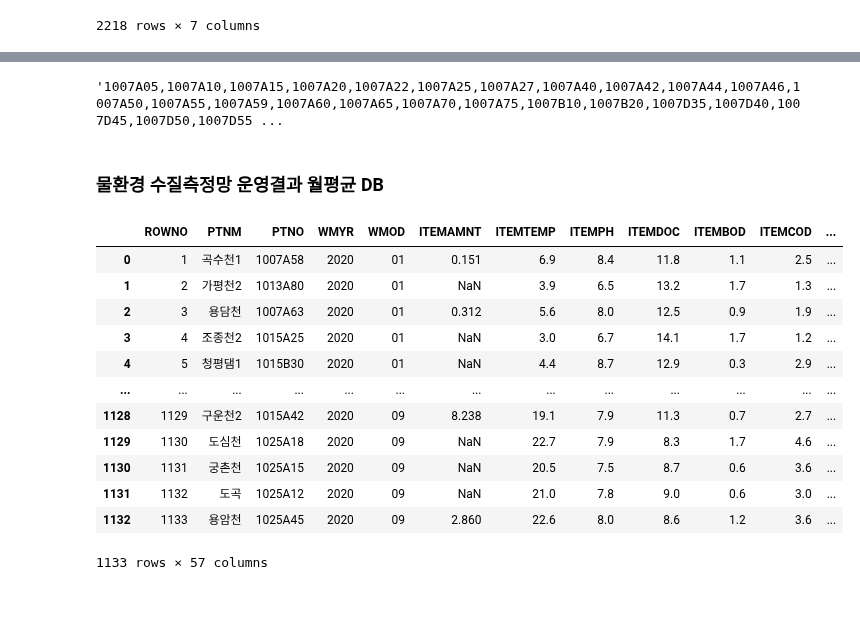
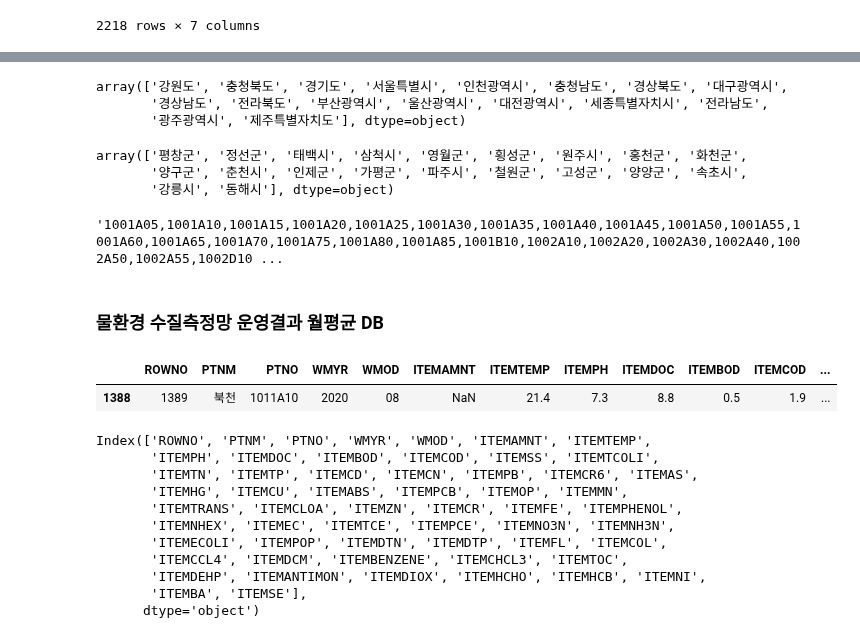
Before and after one commit to viola2002/dartb, a Jupyter notebook: contest/2024ecothon/code/data-collecting.ipynb, the cells around one changed output, grey strips where cells are left out. Saved outputs shown, nothing was run; the diff lists cells and outputs as text; code cells hidden in the pictures; blank space fills up the shorter version.

```diff
--- a/contest/2024ecothon/code/data-collecting.ipynb
+++ b/contest/2024ecothon/code/data-collecting.ipynb
@@ -133,15 +212,55 @@ array(['강원도', '충청북도', '경기도', '서울특별시', '인천광
+# %%
+sido_correction = {
+    '서울특별시': '서울특별시',
+    '인천광역시': '인천광역시',
+    '인천광역시시': '인천광역시',
+    '대구광역시': '대구광역시',
+    '대구광역시시': '대구광역시',
+    '부산광역시': '부산광역시',
+    '부산광역시시': '부산광역시',
+    '경기도': '경기도',
+    '강원도': '강원도',
+    '충청북도': '충청북도',
+    '충청남도': '충청남도',
+    '전라북도': '전라북도',
+    '전라남도': '전라남도',
+    '제주특별자치도': '제주특별자치도',
+    '세종특별자치시': '세종특별자치시',
+    '경상북도': '경상북도',
+    '경북': '경상북도',
+    '경상남도': '경상남도',
+    '광주광역시': '광주광역시',
+    '광주': '광주광역시',
+    '울산광역시': '울산광역시',
+    '울산광역시시': '울산광역시',
+    '대전광역시': '대전광역시',
+    '대전광역시시': '대전광역시'
+}
+# %%
+code['시도'] = code['시도'].map(sido_correction)
+code['시도'].unique()
+# %% [output]
+array(['강원도', '충청북도', '경기도', '서울특별시', '인천광역시', '충청남도', '경상북도', '대구광역시',
+       '경상남도', '전라북도', '부산광역시', '울산광역시', '대전광역시', '세종특별자치시', '전라남도',
+       '광주광역시', '제주특별자치도'], dtype=object)
+# %%
+code[code['시도']=='강원도']['시군구'].unique()
+# %% [output]
+array(['평창군', '정선군', '태백시', '삼척시', '영월군', '횡성군', '원주시', '홍천군', '화천군',
+       '양구군', '춘천시', '인제군', '가평군', '파주시', '철원군', '고성군', '양양군', '속초시',
+       '강릉시', '동해시'], dtype=object)
 # %%
-codes = code[code['시도']=='경기도']['지점코드'].unique()
+codes = code[code['시도']=='강원도']['지점코드'].unique()
 codes_list = list(codes)
-comma_string = ','.join(codes_list)
-comma_string
+code_Gangwon = ','.join(codes_list)
+code_Gangwon
 # %% [output]
-'1007A05,1007A10,1007A15,1007A20,1007A22,1007A25,1007A27,1007A40,1007A42,1007A44,1007A46,1007A50,1007A55,1007A59,1007A60,1007A65,1007A70,1007A75,1007B10,1007B20,1007D35,1007D40,1007D45,1007D50,1007D55 ...
+'1001A05,1001A10,1001A15,1001A20,1001A25,1001A30,1001A35,1001A40,1001A45,1001A50,1001A55,1001A60,1001A65,1001A70,1001A75,1001A80,1001A85,1001B10,1002A10,1002A20,1002A30,1002A40,1002A50,1002A55,1002D10 ...
 # %% [markdown]
 ### 물환경 수질측정망 운영결과 월평균 DB
 # %%
 water_qual_url = 'http://apis.data.go.kr/1480523/WaterQualityService/getWaterMeasuringListMavg'
-water_qual_params ={'serviceKey' : key, 'pageNo' : '1', 'numOfRows' : '5000', 'resultType' : 'JSON', 'ptNoList' : comma_string, 'wmyrList' : '2020', 'wmodList' : '01,02,07,08,09' }
+water_qual_params ={'serviceKey' : myKEY, 'pageNo' : '1', 'numOfRows' : '5000', 'resultType' : 'JSON', 'ptNoList' : code_Gangwon, 'wmyrList' : '2020'}
 
 water_qual_response = requests.get(water_qual_url, params=water_qual_params)
 #print(water_qual_response.content)
@@ -150,18 +269,21 @@ water_qual_result = json.loads(water_qual_response.content)
 #water_qual_result['getWaterMeasuringListMavg']['item']
 # %%
 water_qual = pd.DataFrame(water_qual_result['getWaterMeasuringListMavg']['item'])
-water_qual
+water_qual.sample()
 # %% [output]
 |  | ROWNO | PTNM | PTNO | WMYR | WMOD | ITEMAMNT | ITEMTEMP | ITEMPH | ITEMDOC | ITEMBOD | ITEMCOD | ... |
-| 0 | 1 | 곡수천1 | 1007A58 | 2020 | 01 | 0.151 | 6.9 | 8.4 | 11.8 | 1.1 | 2.5 | ... |
-| 1 | 2 | 가평천2 | 1013A80 | 2020 | 01 | NaN | 3.9 | 6.5 | 13.2 | 1.7 | 1.3 | ... |
-| 2 | 3 | 용담천 | 1007A63 | 2020 | 01 | 0.312 | 5.6 | 8.0 | 12.5 | 0.9 | 1.9 | ... |
-| 3 | 4 | 조종천2 | 1015A25 | 2020 | 01 | NaN | 3.0 | 6.7 | 14.1 | 1.7 | 1.2 | ... |
-| 4 | 5 | 청평댐1 | 1015B30 | 2020 | 01 | NaN | 4.4 | 8.7 | 12.9 | 0.3 | 2.9 | ... |
-| ... | ... | ... | ... | ... | ... | ... | ... | ... | ... | ... | ... | ... |
-| 1128 | 1129 | 구운천2 | 1015A42 | 2020 | 09 | 8.238 | 19.1 | 7.9 | 11.3 | 0.7 | 2.7 | ... |
-| 1129 | 1130 | 도심천 | 1025A18 | 2020 | 09 | NaN | 22.7 | 7.9 | 8.3 | 1.7 | 4.6 | ... |
-| 1130 | 1131 | 궁촌천 | 1025A15 | 2020 | 09 | NaN | 20.5 | 7.5 | 8.7 | 0.6 | 3.6 | ... |
-| 1131 | 1132 | 도곡 | 1025A12 | 2020 | 09 | NaN | 21.0 | 7.8 | 9.0 | 0.6 | 3.0 | ... |
-| 1132 | 1133 | 용암천 | 1025A45 | 2020 | 09 | 2.860 | 22.6 | 8.0 | 8.6 | 1.2 | 3.6 | ... |
+| 1388 | 1389 | 북천 | 1011A10 | 2020 | 08 | NaN | 21.4 | 7.3 | 8.8 | 0.5 | 1.9 | ... |
-1133 rows × 57 columns
+# %%
+water_qual.columns
+# %% [output]
+Index(['ROWNO', 'PTNM', 'PTNO', 'WMYR', 'WMOD', 'ITEMAMNT', 'ITEMTEMP',
+       'ITEMPH', 'ITEMDOC', 'ITEMBOD', 'ITEMCOD', 'ITEMSS', 'ITEMTCOLI',
+       'ITEMTN', 'ITEMTP', 'ITEMCD', 'ITEMCN', 'ITEMPB', 'ITEMCR6', 'ITEMAS',
+       'ITEMHG', 'ITEMCU', 'ITEMABS', 'ITEMPCB', 'ITEMOP', 'ITEMMN',
+       'ITEMTRANS', 'ITEMCLOA', 'ITEMZN', 'ITEMCR', 'ITEMFE', 'ITEMPHENOL',
+       'ITEMNHEX', 'ITEMEC', 'ITEMTCE', 'ITEMPCE', 'ITEMNO3N', 'ITEMNH3N',
+       'ITEMECOLI', 'ITEMPOP', 'ITEMDTN', 'ITEMDTP', 'ITEMFL', 'ITEMCOL',
+       'ITEMCCL4', 'ITEMDCM', 'ITEMBENZENE', 'ITEMCHCL3', 'ITEMTOC',
+       'ITEMDEHP', 'ITEMANTIMON', 'ITEMDIOX', 'ITEMHCHO', 'ITEMHCB', 'ITEMNI',
+       'ITEMBA', 'ITEMSE'],
+      dtype='object')
```
Also changed, not shown: parts of 35 cells of this notebook.
